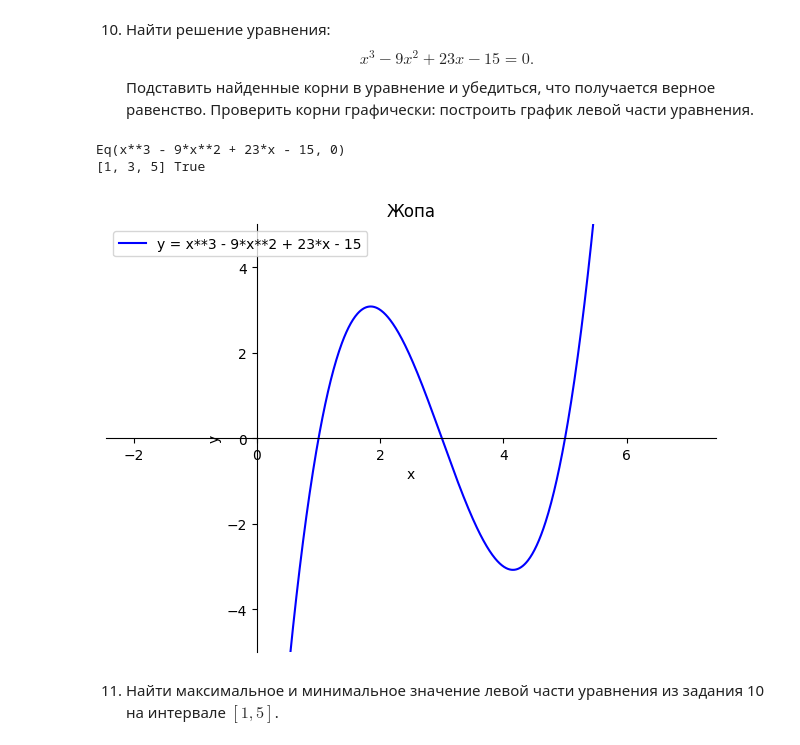
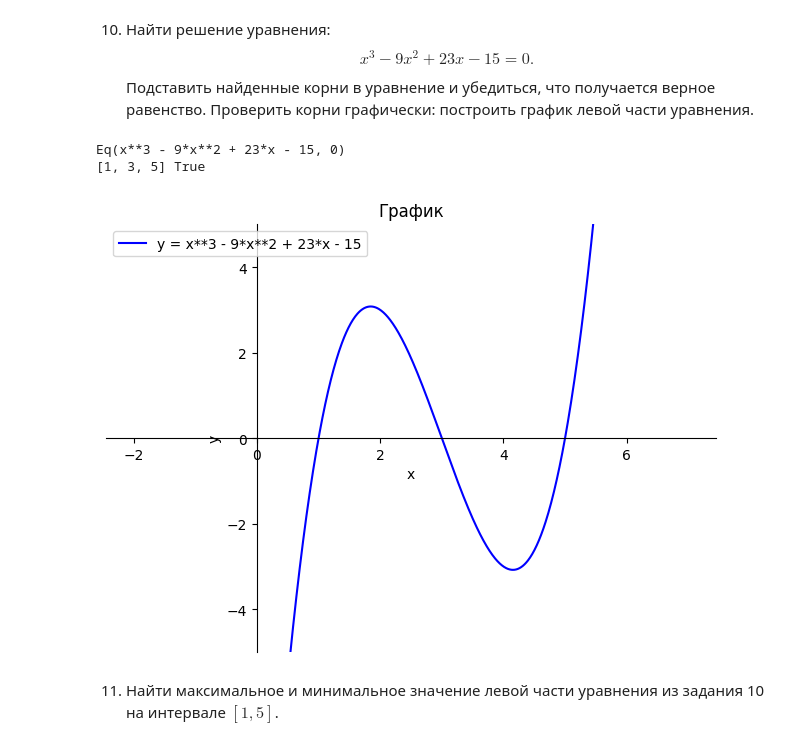
Before and after one commit to ShklyaevPlaton/mpt-course, a Jupyter notebook: python/notes/topic03/notes_ru.ipynb, the cells around one changed output. Cells and saved outputs as stored; diff of their text form; code cells hidden in the pictures.

```diff
--- a/python/notes/topic03/notes_ru.ipynb
+++ b/python/notes/topic03/notes_ru.ipynb
@@ -730,32 +730,32 @@ $$x^3-9x^2+23x-15=0.$$
 # %%
 from sympy import solve
 
 x = symbols("x")
 expr = x**3 - 9*x**2 + 23*x - 15
 eq = Eq(expr, 0)
 print(eq)
 solved = solve(eq)
 print(solved, all(expr.subs({x: i}) == 0 for i in solved))
 
 p = plot(
     expr,
     (x, -2, 7),
     ylim = (-5, 5),
-    title = "Жопа",
+    title = "График",
     xlabel = "x",
     ylabel = "y",
     legend = True,
     show = False,
 )
 
 p[0].line_color = "blue"
 p[0].label = "y = x**3 - 9*x**2 + 23*x - 15"
 
 p.show()
 # %% [output]
 Eq(x**3 - 9*x**2 + 23*x - 15, 0)
 [1, 3, 5] True
-[figure, old version]
+[figure, new version]
 # %% [markdown]
 11. Найти максимальное и минимальное значение левой части уравнения из задания 10 на интервале $[1, 5]$.
 # %%
```
Also changed, not shown: parts of 1 cell of this notebook.
